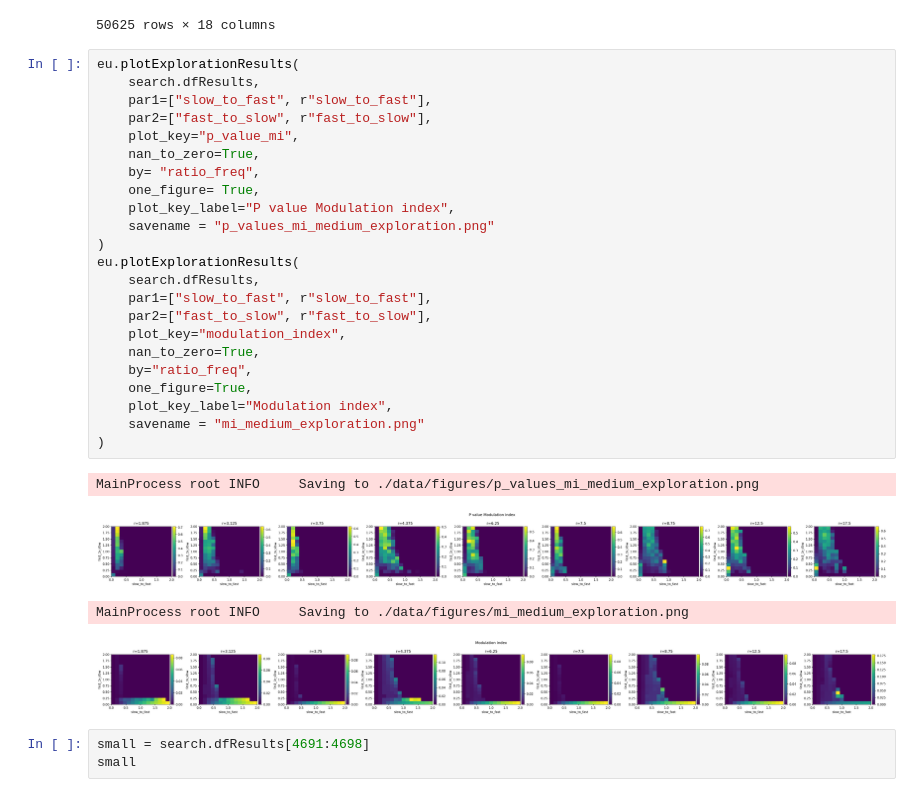
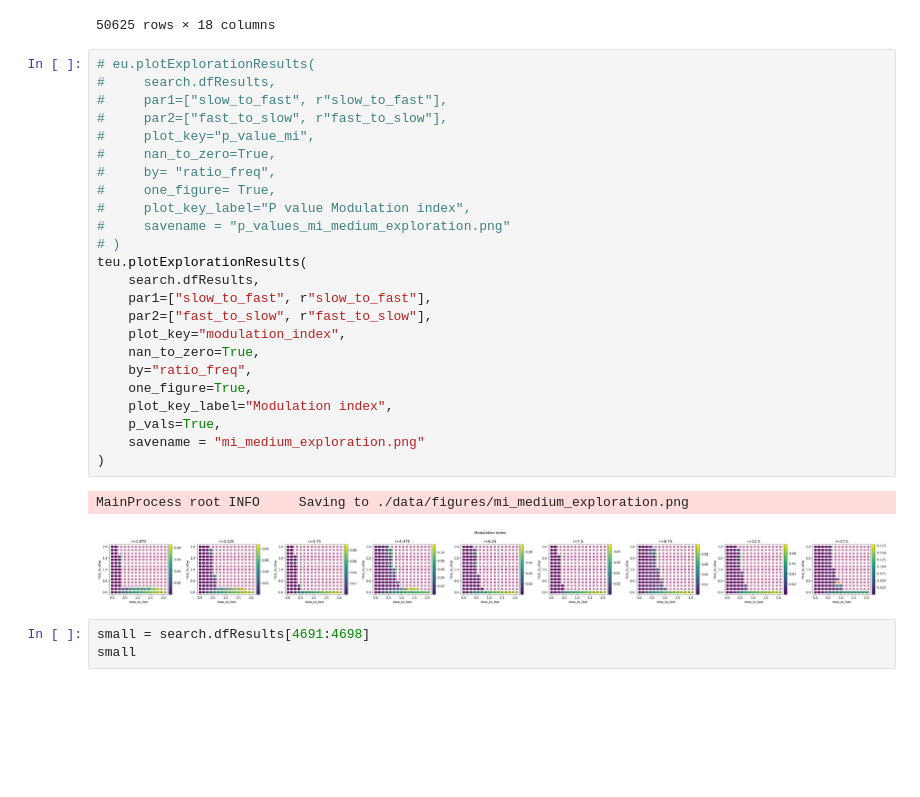
Before and after one commit to jajcayn/Hopf_CFC_analysis, a Jupyter notebook: medium_resolution_conn_analysis_p_vals.ipynb, the cells around one changed output. Cells and saved outputs as stored; diff of their text form; blank space fills up the shorter version.

Commit message:
new plots

```diff
--- a/medium_resolution_conn_analysis_p_vals.ipynb
+++ b/medium_resolution_conn_analysis_p_vals.ipynb
@@ -231,33 +235,32 @@ search.dfResults
 | 50624 | 2.0 | 2.0 | 0.08 | 0.35 | 8.00 | ... |
 50625 rows × 18 columns
 # %%
-eu.plotExplorationResults(
-    search.dfResults,
-    par1=["slow_to_fast", r"slow_to_fast"],
-    par2=["fast_to_slow", r"fast_to_slow"],
-    plot_key="p_value_mi",
-    nan_to_zero=True,
-    by= "ratio_freq",
-    one_figure= True,
-    plot_key_label="P value Modulation index",
-    savename = "p_values_mi_medium_exploration.png"
-)
-eu.plotExplorationResults(
+# eu.plotExplorationResults(
+#     search.dfResults,
+#     par1=["slow_to_fast", r"slow_to_fast"],
+#     par2=["fast_to_slow", r"fast_to_slow"],
+#     plot_key="p_value_mi",
+#     nan_to_zero=True,
+#     by= "ratio_freq",
+#     one_figure= True,
+#     plot_key_label="P value Modulation index",
+#     savename = "p_values_mi_medium_exploration.png"
+# )
+teu.plotExplorationResults(
     search.dfResults,
     par1=["slow_to_fast", r"slow_to_fast"],
     par2=["fast_to_slow", r"fast_to_slow"],
     plot_key="modulation_index",
     nan_to_zero=True,
     by="ratio_freq",
     one_figure=True,
     plot_key_label="Modulation index",
+    p_vals=True,
     savename = "mi_medium_exploration.png"
 )
 # %% [output]
-MainProcess root INFO     Saving to ./data/figures/p_values_mi_medium_exploration.png
+MainProcess root INFO     Saving to ./data/figures/mi_medium_exploration.png
-[figure, old version]
+[figure, new version]
-MainProcess root INFO     Saving to ./data/figures/mi_medium_exploration.png
-[figure, removed]
 # %%
 small = search.dfResults[4691:4698]
 small
```
Also changed, not shown: parts of 5 cells of this notebook.
